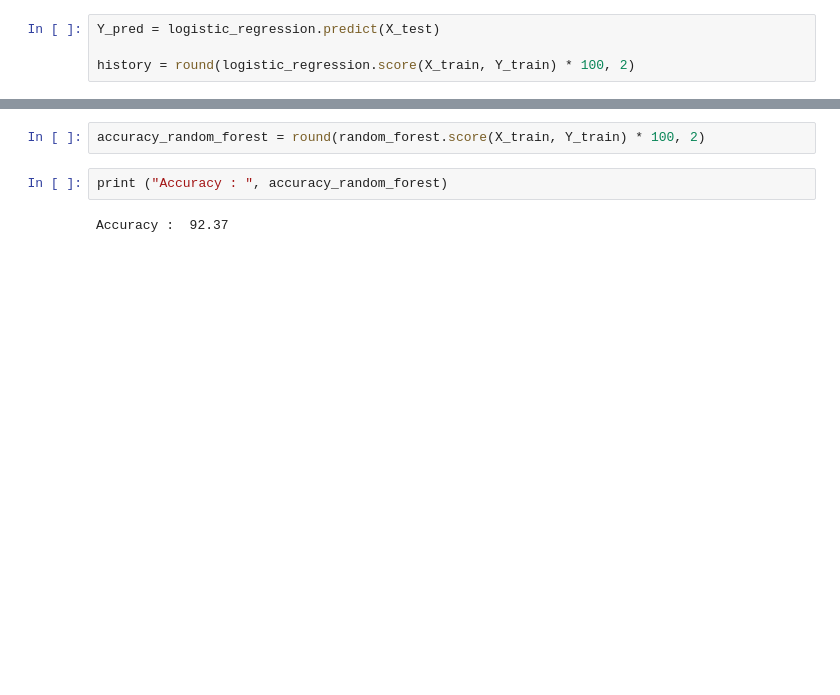
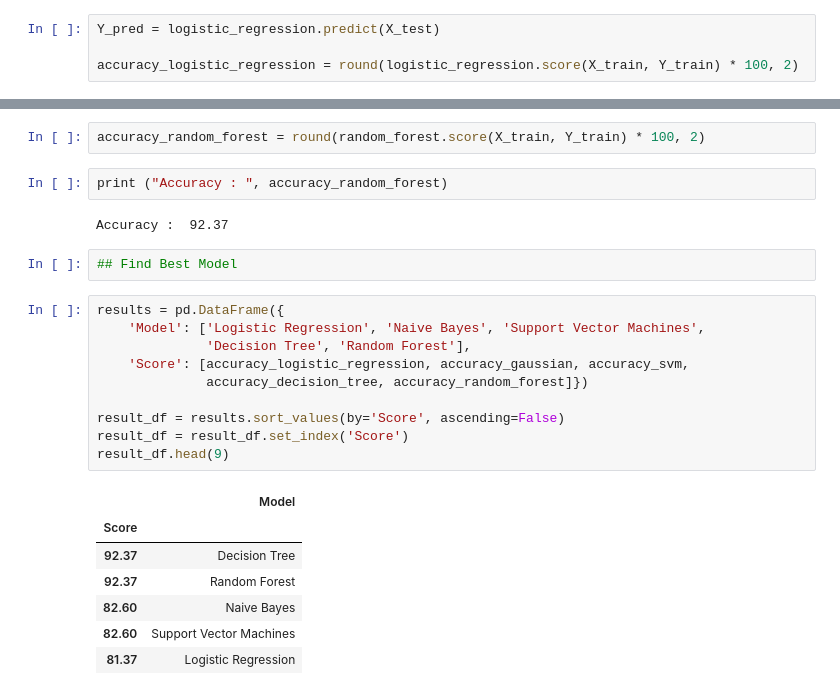
Before and after one commit to samiurprapon/AlmightyTitanic, a Jupyter notebook: Main.ipynb, the cells around one changed output, grey strips where cells are left out. Saved outputs shown, nothing was run; the diff lists cells and outputs as text; blank space fills up the shorter version.

Commit message:
Compare algorithms accuracy

```diff
--- a/Main.ipynb
+++ b/Main.ipynb
@@ -445,5 +445,5 @@ LogisticRegression()
 # %%
 Y_pred = logistic_regression.predict(X_test)
 
-history = round(logistic_regression.score(X_train, Y_train) * 100, 2)
+accuracy_logistic_regression = round(logistic_regression.score(X_train, Y_train) * 100, 2)
 # %%
@@ -518,3 +518,23 @@ accuracy_random_forest = round(random_forest.score(X_train, Y_train) * 100, 2)
 print ("Accuracy : ", accuracy_random_forest)
 # %% [output]
 Accuracy :  92.37
+# %%
+## Find Best Model
+# %%
+results = pd.DataFrame({
+    'Model': ['Logistic Regression', 'Naive Bayes', 'Support Vector Machines',
+              'Decision Tree', 'Random Forest'],
+    'Score': [accuracy_logistic_regression, accuracy_gaussian, accuracy_svm,
+              accuracy_decision_tree, accuracy_random_forest]})
+
+result_df = results.sort_values(by='Score', ascending=False)
+result_df = result_df.set_index('Score')
+result_df.head(9)
+# %% [output]
+|  | Model |
+| Score |  |
+| 92.37 | Decision Tree |
+| 92.37 | Random Forest |
+| 82.60 | Naive Bayes |
+| 82.60 | Support Vector Machines |
+| 81.37 | Logistic Regression |
```
Also changed, not shown: parts of 1 cell of this notebook.
